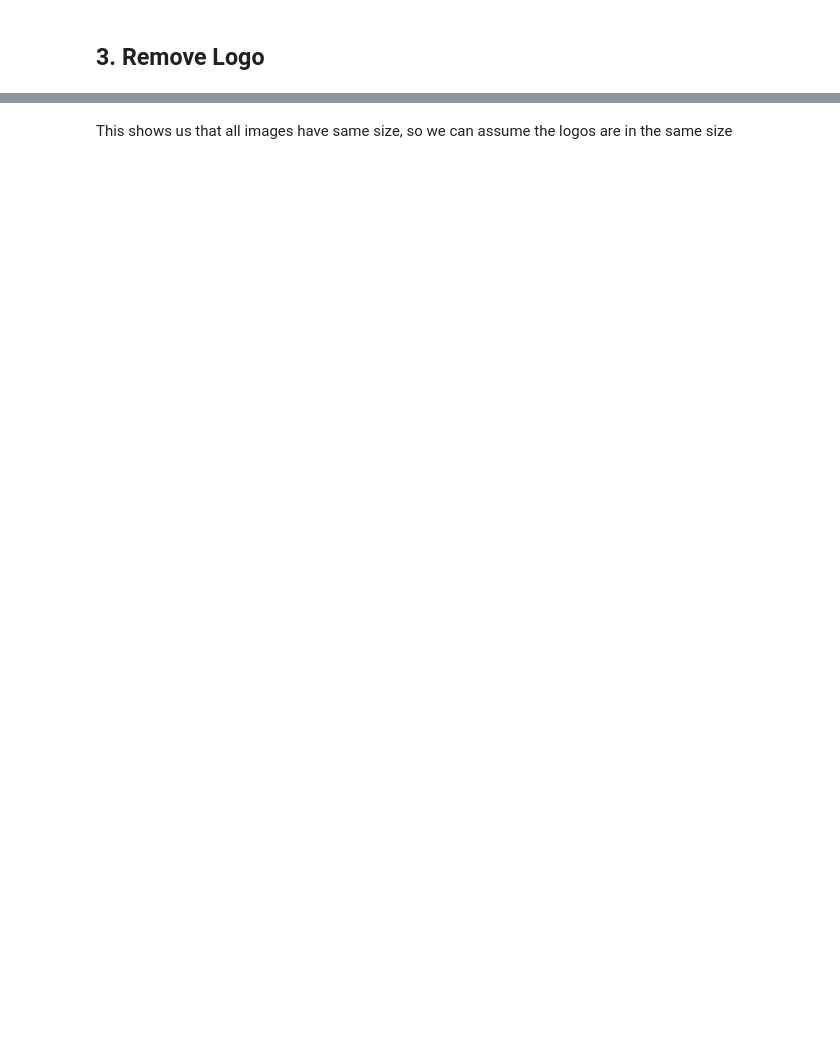
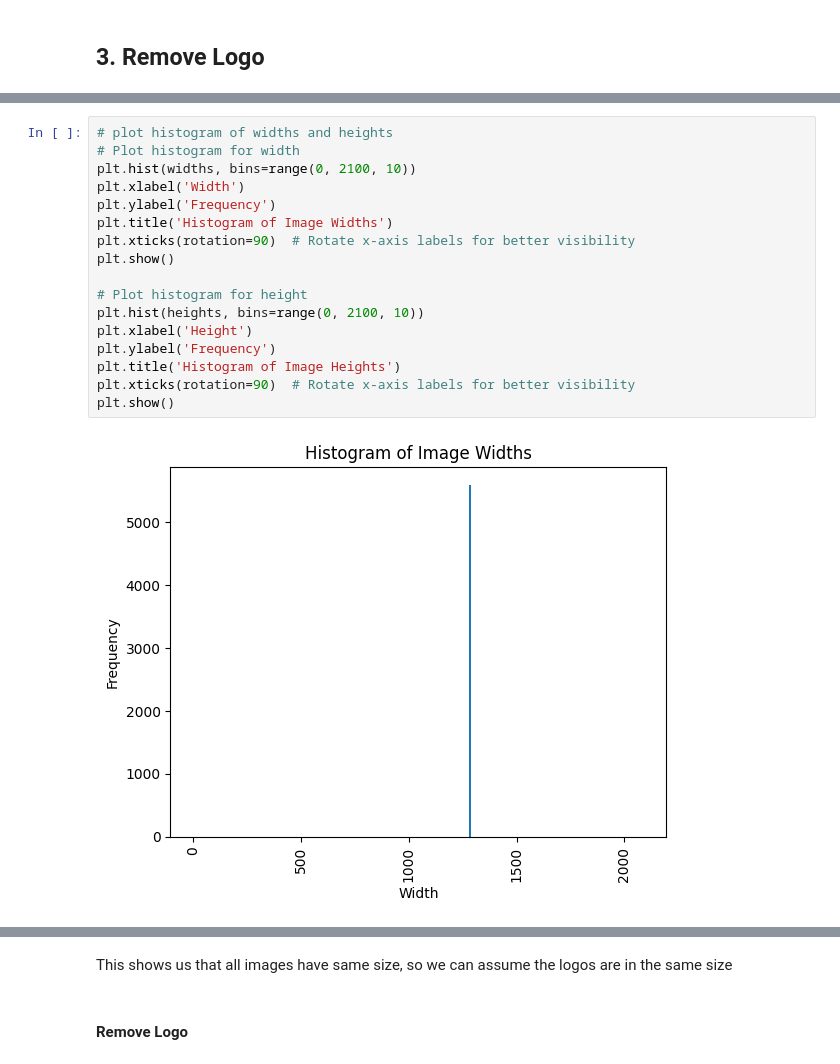
Before and after one commit to filippovarini/SharkTrack-Dev, a Jupyter notebook: data_engineering/process_gfp_frames.ipynb, the cells around one changed output, grey strips where cells are left out. Saved outputs shown, nothing was run; the diff lists cells and outputs as text; blank space fills up the shorter version.

```diff
--- a/data_engineering/process_gfp_frames.ipynb
+++ b/data_engineering/process_gfp_frames.ipynb
@@ -247,0 +274,19 @@ print(f'total images {len(widths)}')
+# %%
+# plot histogram of widths and heights
+# Plot histogram for width
+plt.hist(widths, bins=range(0, 2100, 10))
+plt.xlabel('Width')
+plt.ylabel('Frequency')
+plt.title('Histogram of Image Widths')
+plt.xticks(rotation=90)  # Rotate x-axis labels for better visibility
+plt.show()
+
+# Plot histogram for height
+plt.hist(heights, bins=range(0, 2100, 10))
+plt.xlabel('Height')
+plt.ylabel('Frequency')
+plt.title('Histogram of Image Heights')
+plt.xticks(rotation=90)  # Rotate x-axis labels for better visibility
+plt.show()
+# %% [output]
+[figure, added]
@@ -248,5 +294,7 @@ print(f'total images {len(widths)}')
 # %% [markdown]
 This shows us that all images have same size, so we can assume the logos are in the same size
+# %% [markdown]
+#### Remove Logo
 # %%
 static_logos = {
   "gfp_belize1": {
```
Also changed, not shown: parts of 14 cells of this notebook, 5 other files.
